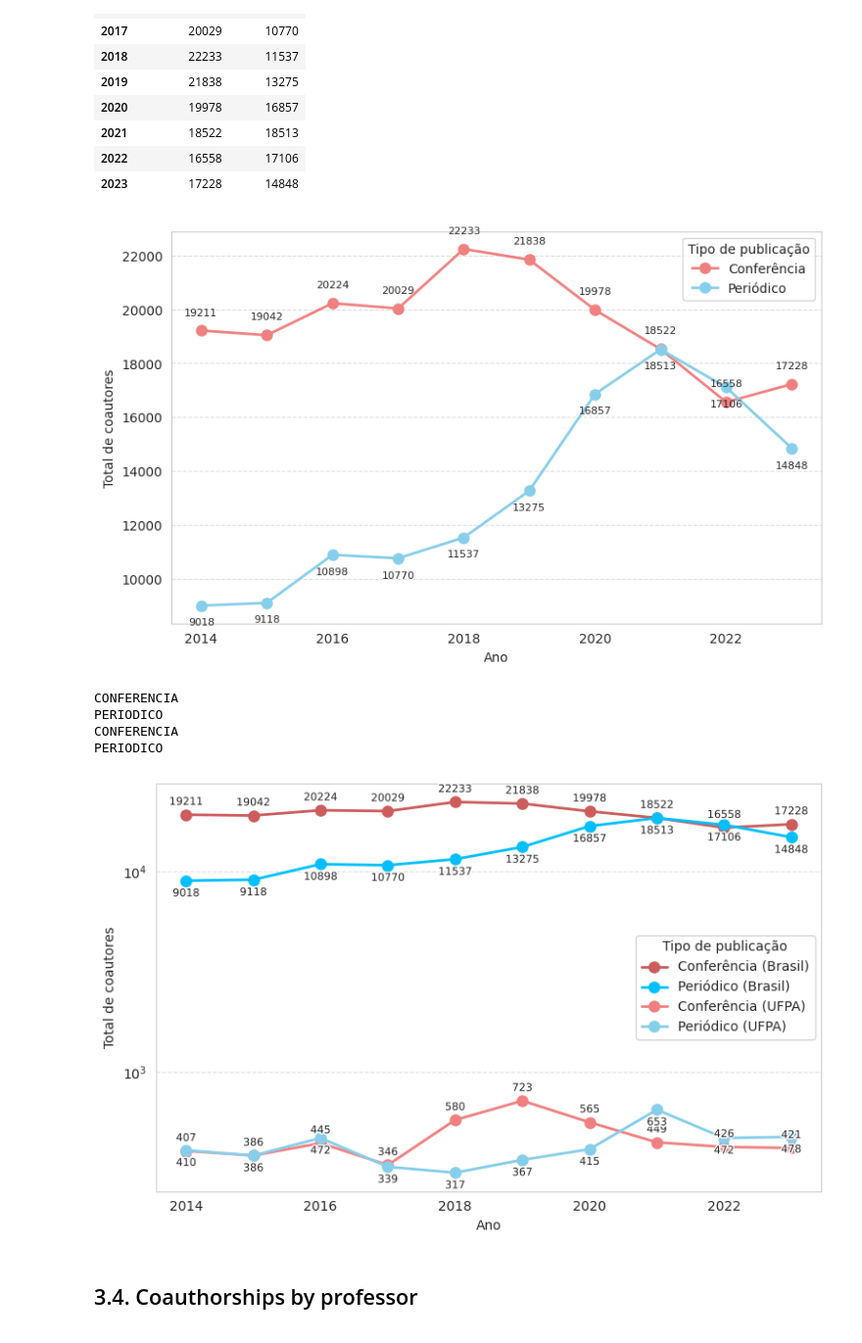
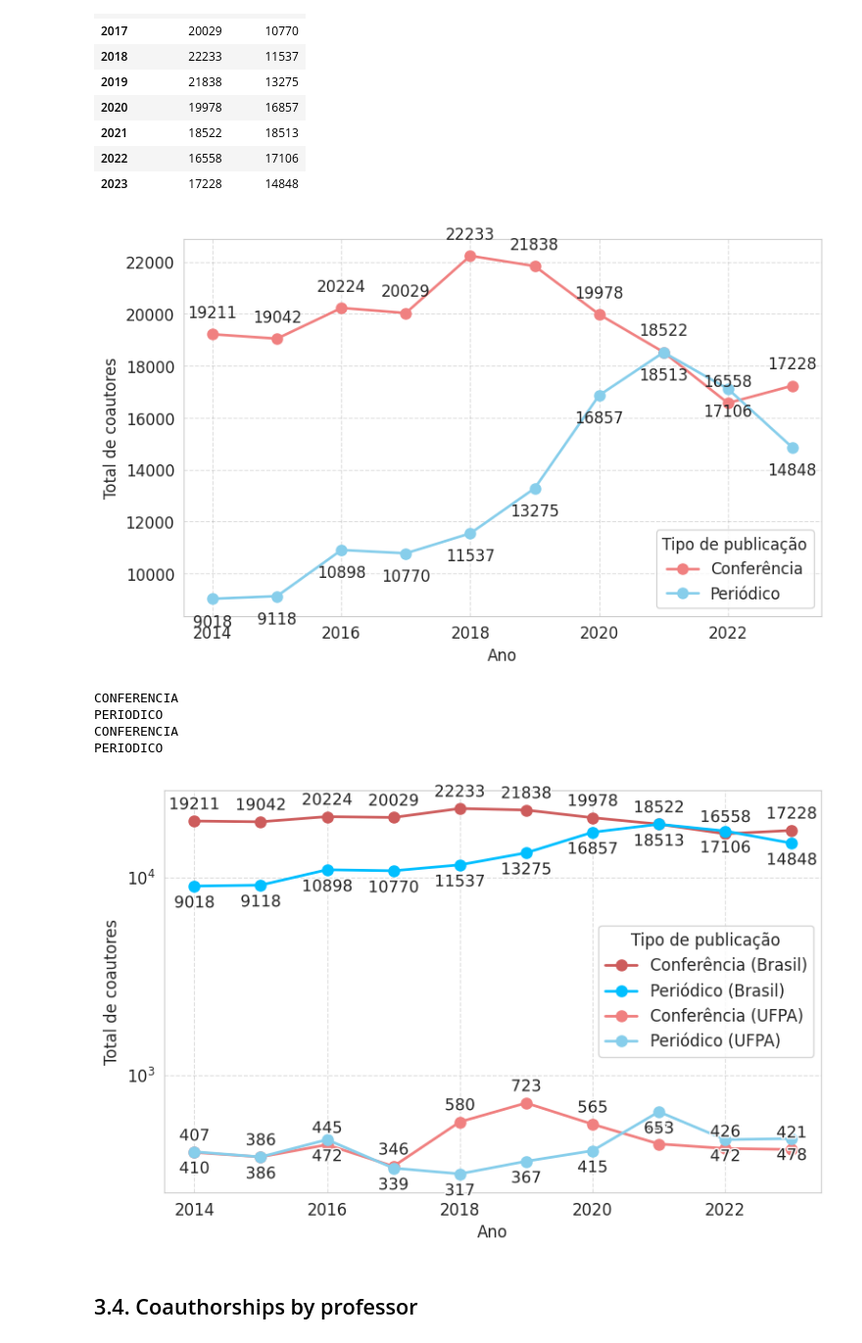
Before and after one commit to jeojildo/ppgcc-coautorias, a Jupyter notebook: notebooks/04-visualization.ipynb, the cells around one changed output. Shown at 98% size. Drawn from its saved outputs; the diff is of its cells as text; code cells hidden in the pictures.

```diff
--- a/notebooks/04-visualization.ipynb
+++ b/notebooks/04-visualization.ipynb
@@ -181,9 +183,9 @@ fig_yearly_pub_combined, ax_yearly_pub_combined = plt.subplots(figsize=(10, 6))
 df_yearly_all.plot(kind="line", ax=ax_yearly_pub_combined, color=["indianred", "deepskyblue"], marker='s', linewidth=2, markersize=8, linestyle='--', label=['Conferência (Brasil)', 'Periódico (Brasil)'])
 df_yearly.plot(kind="line", ax=ax_yearly_pub_combined, color=["lightcoral", "skyblue"], marker='o', linewidth=2, markersize=8, linestyle='-', label=['Conferência (UFPA)', 'Periódico (UFPA)'])
 
-ax_yearly_pub_combined.set_xlabel("Ano")
-ax_yearly_pub_combined.set_ylabel("Total de publicações")
-ax_yearly_pub_combined.legend(title="Tipo de publicação", labels=["Conferência (Brasil)", "Periódico (Brasil)", "Conferência (UFPA)", "Periódico (UFPA)"])
+ax_yearly_pub_combined.set_xlabel("Ano", fontsize=12)
+ax_yearly_pub_combined.set_ylabel("Total de publicações", fontsize=12)
+ax_yearly_pub_combined.legend(title="Tipo de publicação", labels=["Conferência (Brasil)", "Periódico (Brasil)", "Conferência (UFPA)", "Periódico (UFPA)"], fontsize=12, title_fontsize=12)
 
 # for line in ax_yearly_pub_combined.get_lines():
 #     for x, y in zip(line.get_xdata(), line.get_ydata()):
@@ -193,7 +195,8 @@ ax_yearly_pub_combined.yaxis.grid(linestyle='--', which='major', color='grey', a
 ax_yearly_pub_combined.xaxis.grid(linestyle='--', which='major', color='grey', alpha=.25)
 
 ax_yearly_pub_combined.set_xticks(df_yearly.index)
-ax_yearly_pub_combined.set_xticklabels(df_yearly.index, rotation=0)
+ax_yearly_pub_combined.set_xticklabels(df_yearly.index, rotation=0, fontsize=12)
+ax_yearly_pub_combined.set_yticklabels(ax_yearly_pub_combined.get_yticks().astype(int), fontsize=12)
 
 ax_yearly_pub_combined.set_yscale('log')
 
@@ -209,7 +212,7 @@ for line in ax_yearly_pub_combined.get_lines():
             xytext=(0, 6),
             textcoords="offset points",
             ha="center", va="bottom",
-            fontsize=8,
+            fontsize=12,
             path_effects=[pe.withStroke(linewidth=2, foreground="white")]
         )
 
@@ -320,22 +321,23 @@ df_yearly_coauthorship_all.plot(
     color=["lightcoral", "skyblue"], marker='o', linewidth=2, markersize=8
 )
 
-ax_yearly_coauth_all.set_xlabel("Ano")
-ax_yearly_coauth_all.set_ylabel("Total de coautores")
-ax_yearly_coauth_all.legend(title="Tipo de publicação", labels=["Conferência", "Periódico"])
+ax_yearly_coauth_all.set_xlabel("Ano", fontsize=12)
+ax_yearly_coauth_all.set_ylabel("Total de coautores", fontsize=12)
+ax_yearly_coauth_all.legend(title="Tipo de publicação", labels=["Conferência", "Periódico"], fontsize=12, title_fontsize=12)
 
 for line in ax_yearly_coauth_all.get_lines():
     label = line.get_label()
     for x, y in zip(line.get_xdata(), line.get_ydata()):
         if label == "CONFERENCIA":
-            ax_yearly_coauth_all.text(x, y+500, f"{y}", fontsize=8, ha='center', va='bottom')
+            ax_yearly_coauth_all.text(x, y+500, f"{y}", fontsize=12, ha='center', va='bottom')
         elif label == "PERIODICO":
-            ax_yearly_coauth_all.text(x, y-800, f"{y}", fontsize=8, ha='center', va='bottom')
+            ax_yearly_coauth_all.text(x, y-1200, f"{y}", fontsize=12, ha='center', va='bottom')
 
 ax_yearly_coauth_all.yaxis.grid(linestyle='--', which='major', color='grey', alpha=.25)
-ax_yearly_coauth_all.xaxis.grid(False)
+ax_yearly_coauth_all.xaxis.grid(linestyle='--', which='major', color='grey', alpha=.25)
 
-ax_yearly_coauth_all.set_xticklabels(ax_yearly_coauth_all.get_xticklabels(), rotation=0)
+ax_yearly_coauth_all.set_xticklabels(ax_yearly_coauth_all.get_xticklabels(), rotation=0, fontsize=12)
+ax_yearly_coauth_all.set_yticklabels(ax_yearly_coauth_all.get_yticks().astype(int), fontsize=12)
 
 plt.tight_layout()
 plt.savefig(Path(visualization_directory, "yearly_coauthorship_all.png"), dpi=300, bbox_inches='tight')
@@ -343,7 +345,7 @@ plt.savefig(Path(visualization_directory, "yearly_coauthorship_all.svg"), format
 plt.savefig(Path(visualization_directory, "yearly_coauthorship_all.pdf"), format='pdf', bbox_inches='tight')
 plt.show()
 # %% [output]
-[figure, old version]
+[figure, new version]
 # %%
 fig_yearly_coauth_combined, ax_yearly_coauth_combined = plt.subplots(figsize=(8, 5))
 
@@ -363,16 +365,17 @@ df_yearly_coauthorship.plot(
     marker='o', linewidth=2, markersize=8
 )
 
-ax_yearly_coauth_combined.set_xlabel("Ano")
-ax_yearly_coauth_combined.set_ylabel("Total de coautores")
-ax_yearly_coauth_combined.legend(title="Tipo de publicação", labels=["Conferência (Brasil)", "Periódico (Brasil)", "Conferência (UFPA)", "Periódico (UFPA)"])
+ax_yearly_coauth_combined.set_xlabel("Ano", fontsize=12)
+ax_yearly_coauth_combined.set_ylabel("Total de coautores", fontsize=12)
+ax_yearly_coauth_combined.legend(title="Tipo de publicação", labels=["Conferência (Brasil)", "Periódico (Brasil)", "Conferência (UFPA)", "Periódico (UFPA)"], fontsize=12, title_fontsize=12)
 
 # for container in ax_yearly_coauth_combined.containers:
 #     ax_yearly_coauth_combined.bar_label(container, fmt='%d', fontsize=8, padding=2)
 
 ax_yearly_coauth_combined.yaxis.grid(linestyle='--', which='major', color='grey', alpha=.25)
-ax_yearly_coauth_combined.xaxis.grid(False)
-ax_yearly_coauth_combined.set_xticklabels(ax_yearly_coauth_combined.get_xticklabels(), rotation=0)
+ax_yearly_coauth_combined.xaxis.grid(linestyle='--', which='major', color='grey', alpha=.25)
+ax_yearly_coauth_combined.set_xticklabels(ax_yearly_coauth_combined.get_xticklabels(), rotation=0, fontsize=12)
+ax_yearly_coauth_combined.set_yticklabels(ax_yearly_coauth_combined.get_yticks().astype(int), fontsize=12)
 
 plt.tight_layout()
 
@@ -387,36 +390,36 @@ for line in ax_yearly_coauth_combined.get_lines():
         if y is None or y <= 0:
             continue
         if label == "CONFERENCIA":
             ax_yearly_coauth_combined.annotate(
                 f"{int(y)}" if float(y).is_integer() else f"{y}",
                 xy=(x, y),
                 xytext=(0, 6),
                 textcoords="offset points",
                 ha="center", va="bottom",
-                fontsize=8,
+                fontsize=12,
                 path_effects=[pe.withStroke(linewidth=2, foreground="white")]
             )
         elif label == "PERIODICO":
             ax_yearly_coauth_combined.annotate(
                 f"{int(y)}" if float(y).is_integer() else f"{y}",
                 xy=(x, y),
                 xytext=(0, -6),
                 textcoords="offset points",
                 ha="center", va="top",
-                fontsize=8,
+                fontsize=12,
                 path_effects=[pe.withStroke(linewidth=2, foreground="white")]
             )
 
 plt.savefig(Path(visualization_directory, "yearly_coauthorship_combined.png"), dpi=300, bbox_inches='tight')
 plt.savefig(Path(visualization_directory, "yearly_coauthorship_combined.svg"), format='svg', bbox_inches='tight')
 plt.savefig(Path(visualization_directory, "yearly_coauthorship_combined.pdf"), format='pdf', bbox_inches='tight')
 plt.show()
 # %% [output]
 CONFERENCIA
 PERIODICO
 CONFERENCIA
 PERIODICO
-[figure, old version]
+[figure, new version]
 # %% [markdown]
 ## 3.4. Coauthorships by professor
 # %%
```
Also changed, not shown: parts of 11 cells of this notebook.
